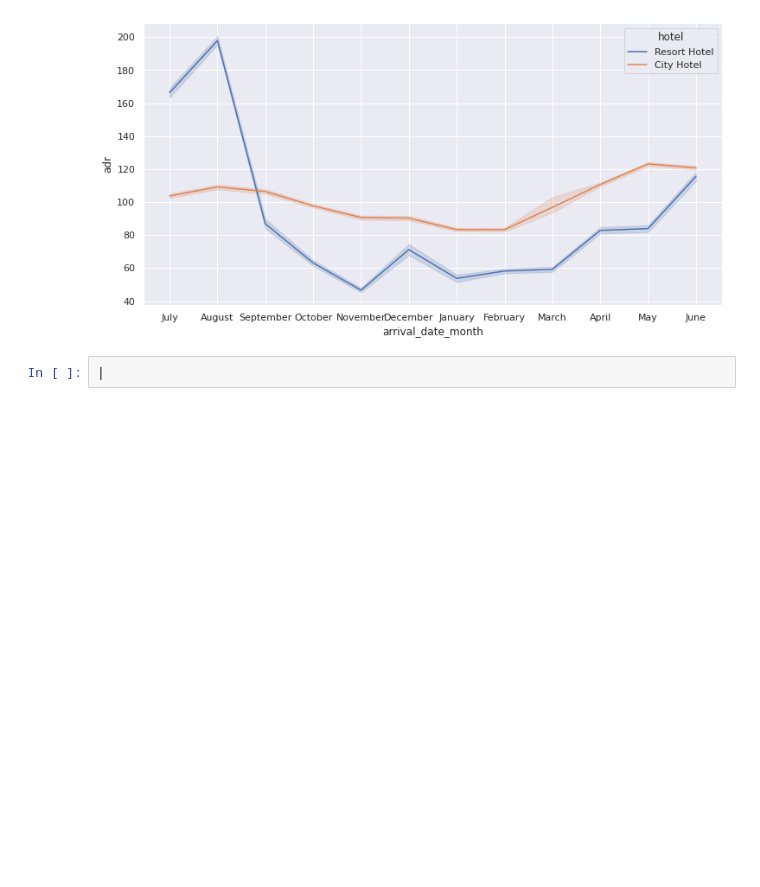
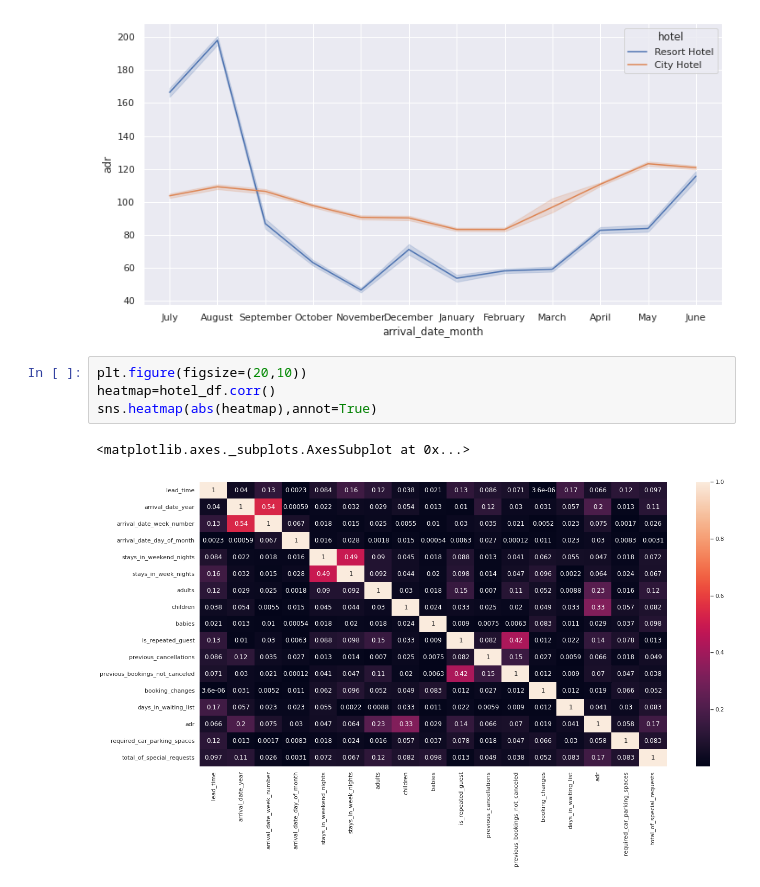
Before and after one commit to SuvirKapse/Hotel-Booking-Analysis, a Jupyter notebook: Suvir_kapse_Hotel_Booking_Analysis_Capstone_Project.ipynb, the cells around one changed output. Saved outputs shown, nothing was run; the diff lists cells and outputs as text; blank space fills up the shorter version.

```diff
--- a/Suvir_kapse_Hotel_Booking_Analysis_Capstone_Project.ipynb
+++ b/Suvir_kapse_Hotel_Booking_Analysis_Capstone_Project.ipynb
@@ -353,5 +345,10 @@ sns.lineplot(x='arrival_date_month', y='adr', hue='hotel', data=hotel_df.loc[hot
 # %% [output]
 <matplotlib.axes._subplots.AxesSubplot at 0x...>
 [figure]
-# %%
-|
+# %%
+plt.figure(figsize=(20,10))
+heatmap=hotel_df.corr()
+sns.heatmap(abs(heatmap),annot=True)
+# %% [output]
+<matplotlib.axes._subplots.AxesSubplot at 0x...>
+[figure, added]
```
Also changed, not shown: parts of 3 cells of this notebook.
